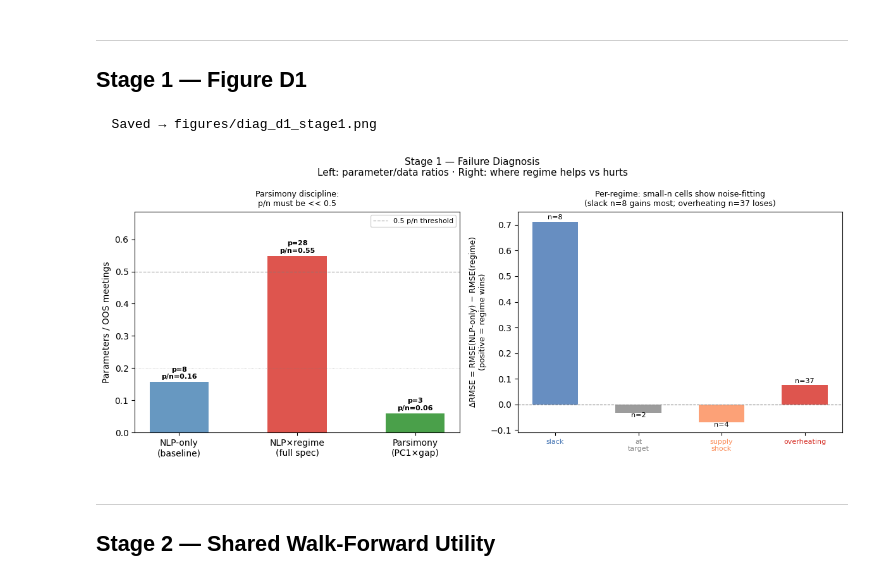
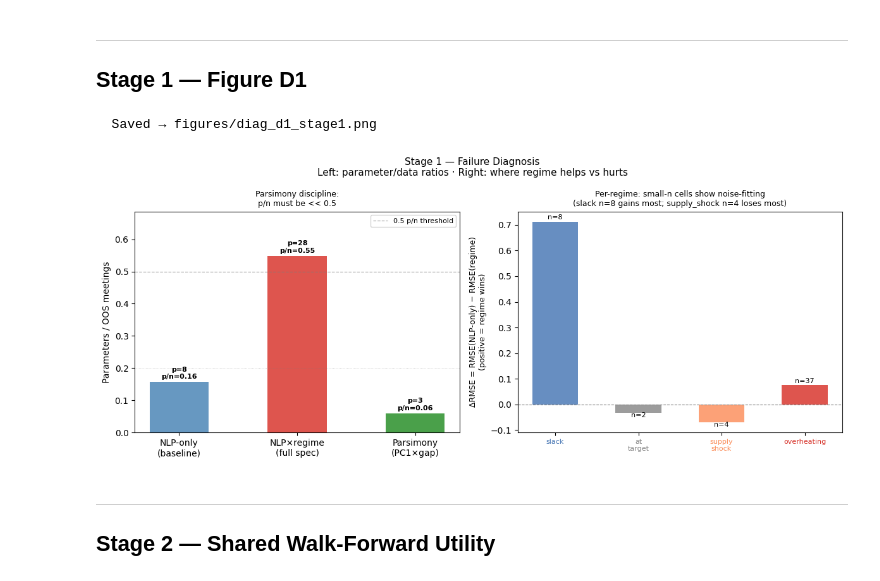
Before and after one commit to ZinuoS/fomc-vol-study, a Jupyter notebook: notebooks/layer2_calibration/regime_diagnosis.ipynb, the cells around one changed output. Cells and saved outputs as stored; diff of their text form; code cells hidden in the pictures.

```diff
--- a/notebooks/layer2_calibration/regime_diagnosis.ipynb
+++ b/notebooks/layer2_calibration/regime_diagnosis.ipynb
@@ -364,36 +359,45 @@ def fig_d1_diagnosis(diag: dict) -> None:
                  ha="center", fontsize=8, fontweight="bold")
     ax0.set_ylabel("Parameters / OOS meetings", fontsize=10)
     ax0.set_title("Parsimony discipline:\np/n must be << 0.5", fontsize=9)
     ax0.legend(fontsize=8)
     ax0.set_ylim(0, max(n_params) / diag["n_oos"] * 1.25)
 
     # Right: per-regime ΔRMSE
     labs    = [l for l in REGIME_ORDER if l in diag["per_regime_delta_rmse"]]
     dr_vals = [diag["per_regime_delta_rmse"][l][0] for l in labs]
     ns      = [diag["per_regime_delta_rmse"][l][1] for l in labs]
     cols    = [REGIME_PALETTE.get(l, "#878787") for l in labs]
     bars2   = ax1.bar(labs, dr_vals, color=cols, alpha=0.82, width=0.55)
     ax1.axhline(0, color="grey", lw=0.8, ls="--")
     for b, n, dr in zip(bars2, ns, dr_vals):
         if not np.isnan(dr):
             ax1.text(b.get_x() + b.get_width()/2,
                      dr + (0.008 if dr >= 0 else -0.018),
                      f"n={n}", ha="center", fontsize=8)
     ax1.set_ylabel("ΔRMSE = RMSE(NLP-only) − RMSE(regime)\n(positive = regime wins)",
                    fontsize=9)
-    ax1.set_title("Per-regime: small-n cells show noise-fitting\n"
-                  "(slack n=8 gains most; overheating n=37 loses)", fontsize=9)
+    _valid = [(l, d, n) for l, d, n in zip(labs, dr_vals, ns)
+              if not np.isnan(d) and n > 1]
+    if _valid:
+        _best_lbl,  _best_d,  _best_n  = max(_valid, key=lambda x: x[1])
+        _worst_lbl, _worst_d, _worst_n = min(_valid, key=lambda x: x[1])
+        _ax1_title = (f"{_best_lbl} n={_best_n} gains most; "
+                      f"{_worst_lbl} n={_worst_n} loses most")
+    else:
+        _ax1_title = "small-n cells show noise-fitting"
+    ax1.set_title(f"Per-regime: small-n cells show noise-fitting\n({_ax1_title})",
+                  fontsize=9)
     ax1.set_xticklabels([l.replace("_","\n") for l in labs], fontsize=8)
     for tick, lab in zip(ax1.get_xticklabels(), labs):
         tick.set_color(REGIME_PALETTE.get(lab, "black"))
     fig.tight_layout()
     _save(fig, "diag_d1_stage1")
 
 
 fig_d1_diagnosis(diag)
 # %% [output]
   Saved → figures/diag_d1_stage1.png
-[figure, old version]
+[figure, new version]
 # %% [markdown]
 ---
 ## Stage 2 — Shared Walk-Forward Utility
```
Also changed, not shown: parts of 5 cells of this notebook, 3 other files.
